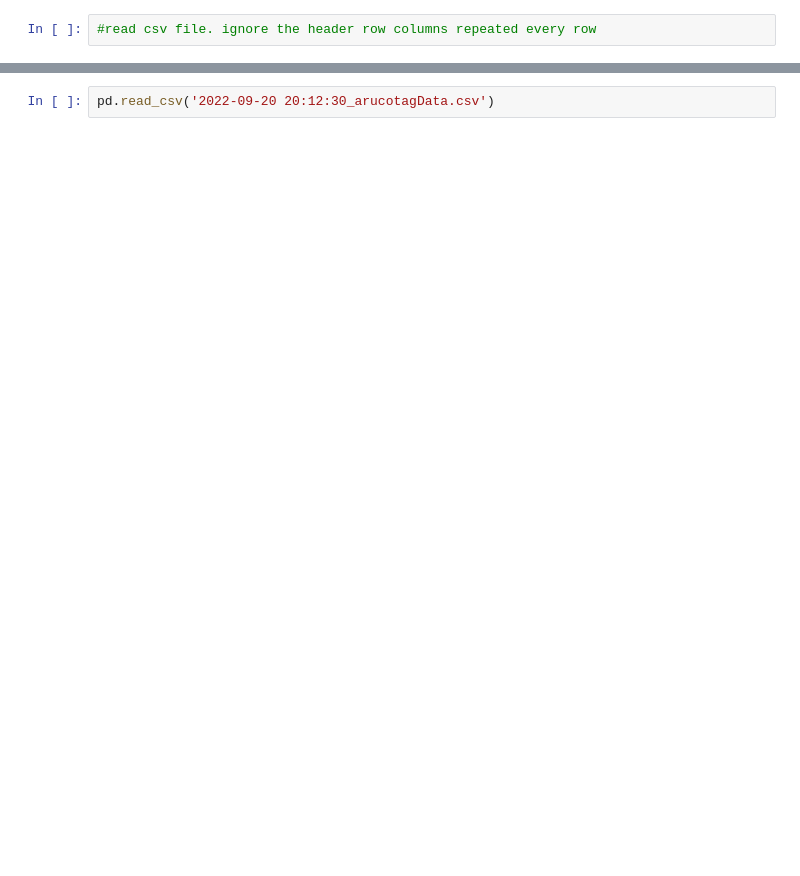
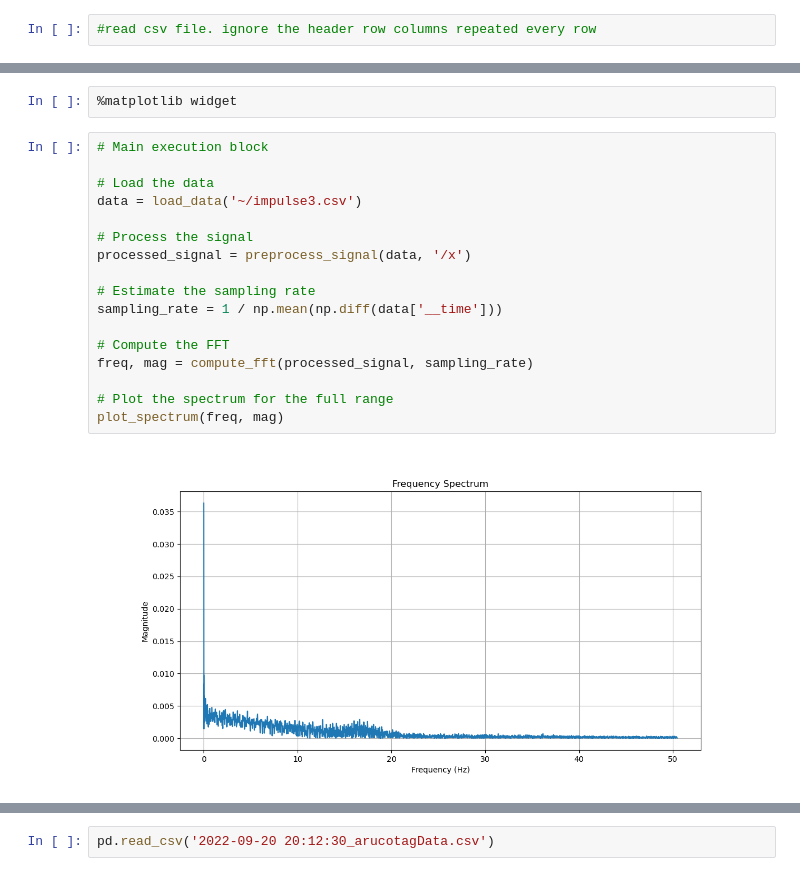
Before and after one commit to pvnkmrksk/fiducialforcesensor, a Jupyter notebook: Pose plotter.ipynb, the cells around one changed output, grey strips where cells are left out. Cells and saved outputs as stored; diff of their text form; blank space fills up the shorter version.

Commit message:
add profiler imporve calibration add impulse fft for system id

```diff
--- a/Pose plotter.ipynb
+++ b/Pose plotter.ipynb
@@ -6,0 +79,21 @@ pd.set_option('plotting.backend', 'plotly')
+# %%
+%matplotlib widget
+# %%
+# Main execution block
+
+# Load the data
+data = load_data('~/impulse3.csv')
+
+# Process the signal
+processed_signal = preprocess_signal(data, '/x')
+
+# Estimate the sampling rate
+sampling_rate = 1 / np.mean(np.diff(data['__time']))
+
+# Compute the FFT
+freq, mag = compute_fft(processed_signal, sampling_rate)
+
+# Plot the spectrum for the full range
+plot_spectrum(freq, mag)
+# %% [output]
+[figure, added]
```
Also changed, not shown: parts of 5 cells of this notebook, 3 other files.
